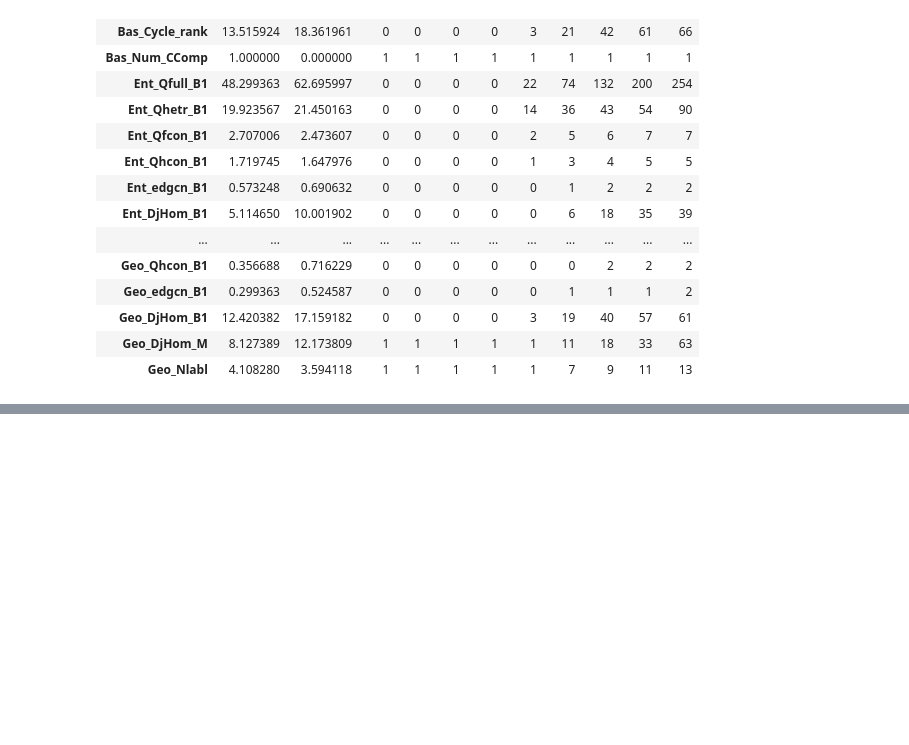
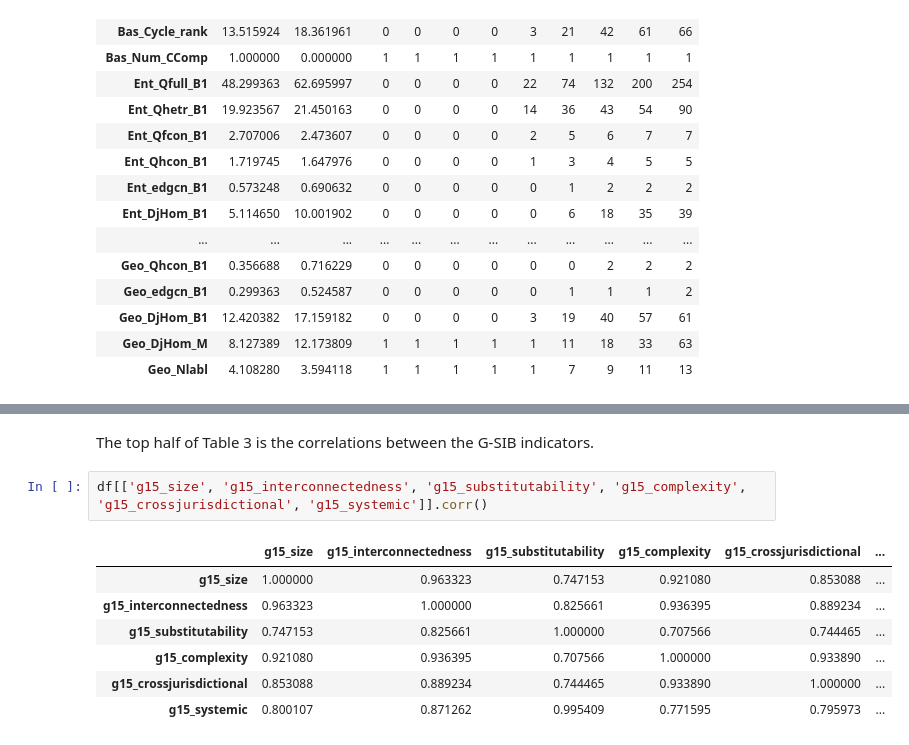
Before and after one commit to FinancialNetworkComplexity/bhccpx, a Jupyter notebook: bhccpx/examples/bhccpx.ipynb, the cells around one changed output, grey strips where cells are left out. Saved outputs shown, nothing was run; the diff lists cells and outputs as text; blank space fills up the shorter version.

```diff
--- a/bhccpx/examples/bhccpx.ipynb
+++ b/bhccpx/examples/bhccpx.ipynb
@@ -119,0 +202,12 @@ get_summary_statistics(df, excluded_columns=['rssd', 'asofdate'])
+# %% [markdown]
+The top half of Table 3 is the correlations between the G-SIB indicators.
+# %%
+df[['g15_size', 'g15_interconnectedness', 'g15_substitutability', 'g15_complexity', 'g15_crossjurisdictional', 'g15_systemic']].corr()
+# %% [output]
+|  | g15_size | g15_interconnectedness | g15_substitutability | g15_complexity | g15_crossjurisdictional | ... |
+| g15_size | 1.000000 | 0.963323 | 0.747153 | 0.921080 | 0.853088 | ... |
+| g15_interconnectedness | 0.963323 | 1.000000 | 0.825661 | 0.936395 | 0.889234 | ... |
+| g15_substitutability | 0.747153 | 0.825661 | 1.000000 | 0.707566 | 0.744465 | ... |
+| g15_complexity | 0.921080 | 0.936395 | 0.707566 | 1.000000 | 0.933890 | ... |
+| g15_crossjurisdictional | 0.853088 | 0.889234 | 0.744465 | 0.933890 | 1.000000 | ... |
+| g15_systemic | 0.800107 | 0.871262 | 0.995409 | 0.771595 | 0.795973 | ... |
```
Also changed, not shown: parts of 9 cells of this notebook.
